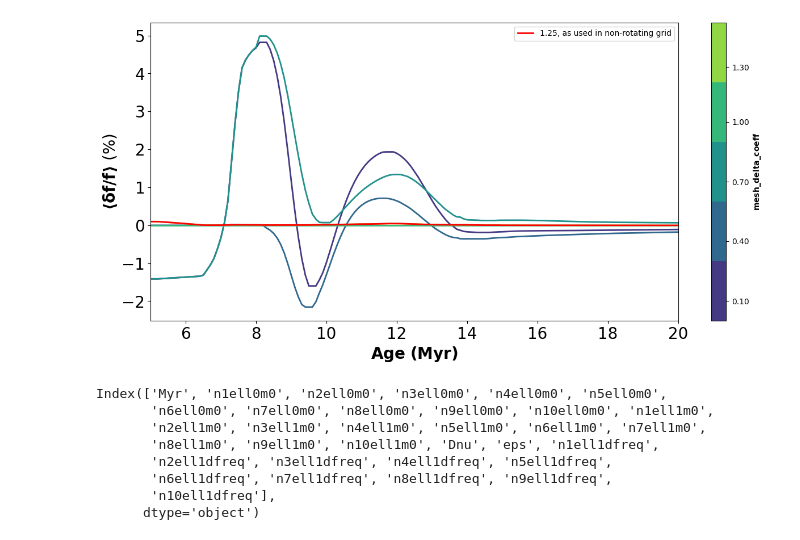
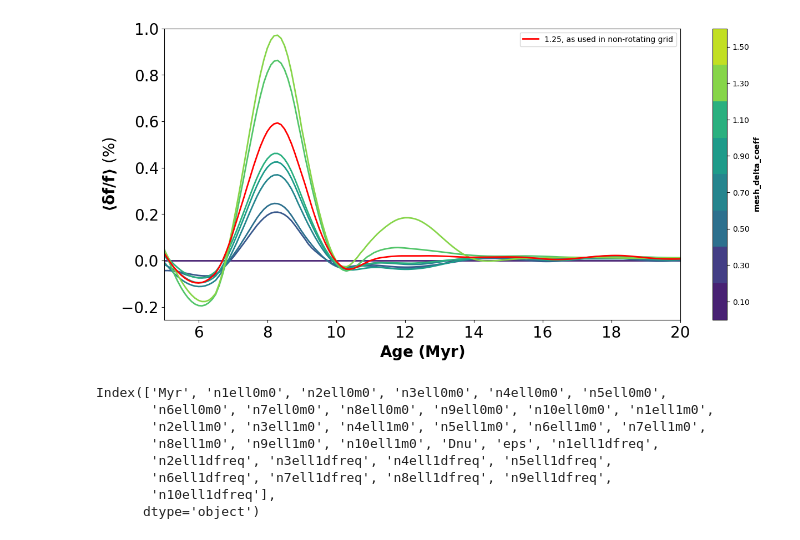
Before and after one commit to gautam-404/MESA-tests, a Jupyter notebook: test.ipynb, the cells around one changed output. Saved outputs shown, nothing was run; the diff lists cells and outputs as text; code cells hidden in the pictures.

```diff
--- a/test.ipynb
+++ b/test.ipynb
@@ -11,7 +11,7 @@ import glob
 # %%
 df_master = pd.read_csv("minisaurus_parallel_mesh.csv").fillna(0).drop(columns=['model_number', 'gyre_fn', 'num_zones',
                                                                     'priority','star_age', 'num_retries','num_iters'])
-cols = ['m', 'z', 'v', 'density', 'log_Teff', 'tr_num', 'Myr', 'n1ell0m0', 'n2ell0m0', 'n3ell0m0', 'n4ell0m0', 'n5ell0m0',
+cols = ['m', 'z', 'v', 'run_time', 'density', 'log_Teff', 'tr_num', 'Myr', 'n1ell0m0', 'n2ell0m0', 'n3ell0m0', 'n4ell0m0', 'n5ell0m0',
        'n6ell0m0', 'n7ell0m0', 'n8ell0m0', 'n9ell0m0', 'n10ell0m0', 'n1ell1m0',
        'n2ell1m0', 'n3ell1m0', 'n4ell1m0', 'n5ell1m0', 'n6ell1m0', 'n7ell1m0',
        'n8ell1m0', 'n9ell1m0', 'n10ell1m0', 'Dnu', 'eps', 'n1ell1dfreq',
@@ -87,11 +122,15 @@ for this_df in dfs:
 # %%
 diffs_save = np.array(mean_diffs)
 # %%
-# from scipy.signal import savgol_filter as filter
-from scipy.signal import medfilt as filter
+from scipy.signal import savgol_filter
+from scipy.signal import medfilt
+# from scipy.signal import wiener as filter
+# from scipy.signal import gaussian as filter
+# from scipy.signal import butter, filtfilt
 diffs = []
 for i, mean_diff in enumerate(diffs_save):
-    diffs.append(filter(mean_diff, 5))
+    # diffs.append(medfilt(mean_diff, 11))
+    diffs.append(savgol_filter(medfilt(mean_diff, 11), 31, 3))
 mean_diffs = diffs
 # %%
 fig = plt.figure(figsize=(15, 15))
@@ -113,8 +152,9 @@ linestyle_tuple = [
 
 ax1 = plt.subplot(2, 1, 1)
 for ind, df in enumerate(dfs):
-    plt.plot(ages[ind], 100*np.array(mean_diffs[ind]), color=palette[ind], lw=2)
-plt.plot(ages[-1], 100*np.array(mean_diffs[-1]), lw=2, color='red', label=f'1.25, as used in non-rotating grid')
+    if params[ind] != 1.25 and params[ind] != 1.:
+        plt.plot(ages[ind], -100*np.array(mean_diffs[ind]), color=palette[ind], lw=2, label=f)
+plt.plot(ages[1], -100*np.array(mean_diffs[1]), lw=2, color='red', label=f'1.25, as used in non-rotating grid')
 plt.legend(loc='upper right')
 
 title_font = mpl.font_manager.FontProperties(weight='black',
@@ -130,37 +170,37 @@ plt.gca().yaxis.set_tick_params(labelsize=20)
 # rect = mpl.patches.Rectangle((15, -0.001), 20, 0.004, linewidth=1, edgecolor='k', facecolor='grey', alpha=0.2)
 # ax1.add_patch(rect)
 
 
 # ax2 = plt.subplot(2, 1, 2)
 # for ind, var in enumerate(var_samples):
 #     # plt.plot(age, mean_diffs[ind], color=palette[ind], lw=2, linestyle=linestyle_tuple[ind][1])
 #     plt.plot(ages[ind], mean_diffs[ind], color=palette[ind], lw=2)
 # plt.plot(ages[-1], mean_diffs[-1], lw=2, color='red')
 # plt.xlabel(r'$\bf{Age\ (Myr)}$', size=20)
 # plt.ylabel(r'$\bf{\langle{\delta f/f}} \rangle\ \rm{(\%)}$', size=20)
 # plt.gca().xaxis.set_tick_params(labelsize=20)
 # plt.gca().yaxis.set_tick_params(labelsize=20)
 # plt.xlim([20, 500])
 # plt.ylim([-0.01, 0.03])
 # plt.subplots_adjust(wspace=0, hspace=0.3)
 
 
-param_samples = np.arange(0.1, 1.4, 0.3)
+param_samples = [0.1, 0.3, 0.5, 0.7, 0.9, 1.1, 1.3, 1.5]
 Z = [[0,0],[0,0]]
 levels = np.array(sorted(param_samples)+[1.7])
 contour = plt.contourf(Z, levels, cmap=mpl.colors.ListedColormap(palette))
 axes = [ax1]
 cb = plt.colorbar(contour, ticks=levels+0.1, label=r'$\bf{mesh\_delta\_coeff}$', ax=axes)
 cb.set_ticklabels([f"{level:.2f}" for level in levels])
 
 # ax1.yaxis.set_major_formatter(mtick.PercentFormatter(xmax=1, decimals=1, symbol=''))
 # ax2.yaxis.set_major_formatter(mtick.PercentFormatter(xmax=1, decimals=1, symbol=''))
 
 fig.align_ylabels([ax1])
-plt.show()
-# plt.savefig(f'../figures/mean_diff_panels.pdf', dpi=300, bbox_inches='tight')
+# plt.show()
+plt.savefig(f'./figures/mean_diff_panels_mesh', dpi=300, bbox_inches='tight')
 # %% [output]
-[figure, old version]
+[figure, new version]
 # %%
 dfs[0].columns
 # %% [output]
```
Also changed, not shown: parts of 4 cells of this notebook, 2 other files.
